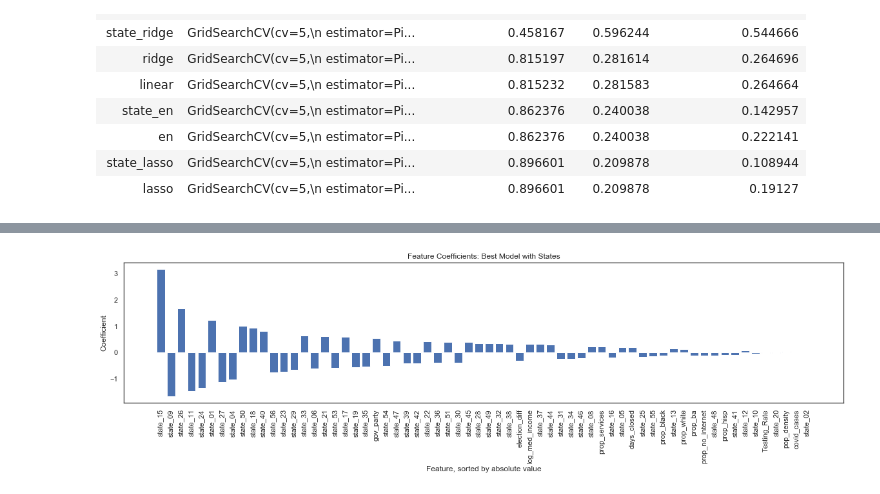
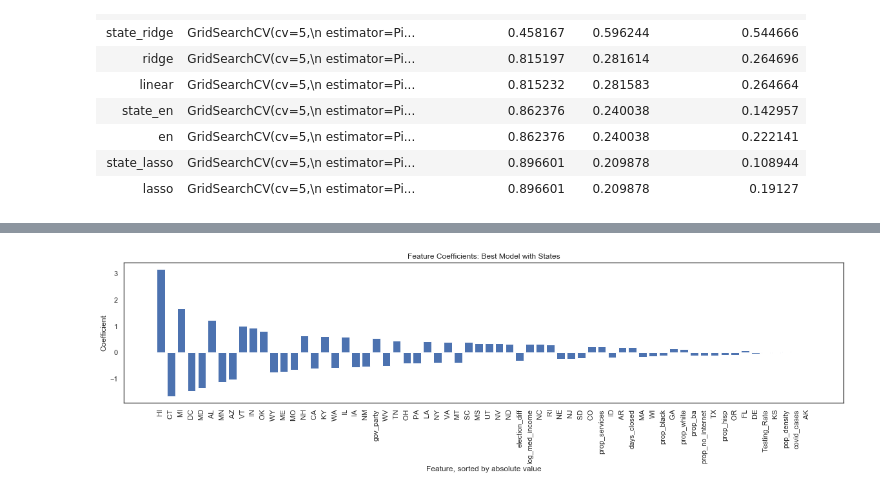
Before and after one commit to jrockower/ml-final-project, a Jupyter notebook: analysis.ipynb, the cells around one changed output, grey strips where cells are left out. Cells and saved outputs as stored; diff of their text form; code cells hidden in the pictures.

Commit message:
Updated analysis to include state labels, colorscale on map

```diff
--- a/analysis.ipynb
+++ b/analysis.ipynb
@@ -747,15 +731,25 @@ best_coeffs
+# %%
+state_labels = pd.read_csv('data/acs/us-state-ansi-fips.csv')
+state_labels = state_labels.drop('stname', axis=1)
+state_labels.columns = ['st', 'label']
+
+best_coeffs['st'] = best_coeffs['feature'].str.slice(start=6, stop=8)
+best_coeffs['st'] = pd.to_numeric(best_coeffs['st'], errors='coerce', downcast='integer')
+
+best_coeffs = pd.merge(best_coeffs, state_labels, how='left')
+best_coeffs['label'] = best_coeffs['label'].fillna(best_coeffs['feature'])
 # %%
 sns.set(rc={'figure.figsize':(20, 4)})
 sns.set_style("white")
 
-plt.bar(best_coeffs['feature'],best_coeffs['coefficient'])
-plt.xticks(best_coeffs['feature'], rotation=90)
+plt.bar(best_coeffs['label'],best_coeffs['coefficient'])
+plt.xticks(best_coeffs['label'], rotation=90)
 plt.title("Feature Coefficients: Best Model with States")
 plt.xlabel("Feature, sorted by absolute value")
 plt.ylabel("Coefficient")
 plt.show()
 # %% [output]
-[figure, old version]
+[figure, new version]
 # %%
 plt.bar(best_coeffs_wo['feature'], best_coeffs_wo['coefficient'])
 plt.xticks(best_coeffs_wo['feature'], rotation=90)
```
Also changed, not shown: parts of 9 cells of this notebook, 3 other files.
